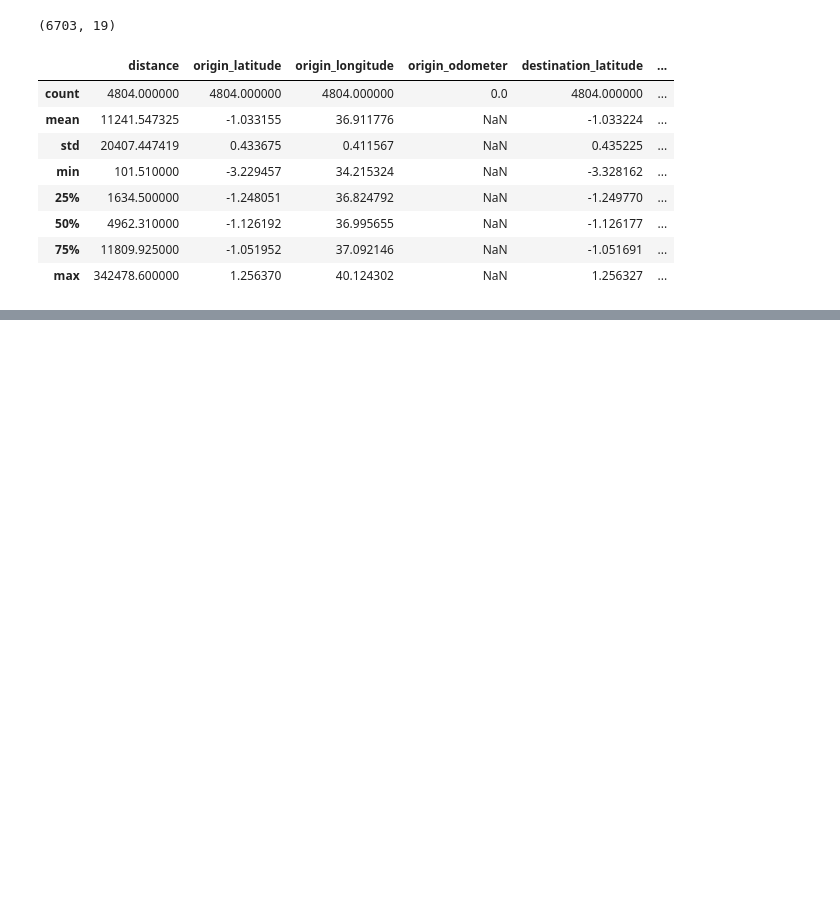
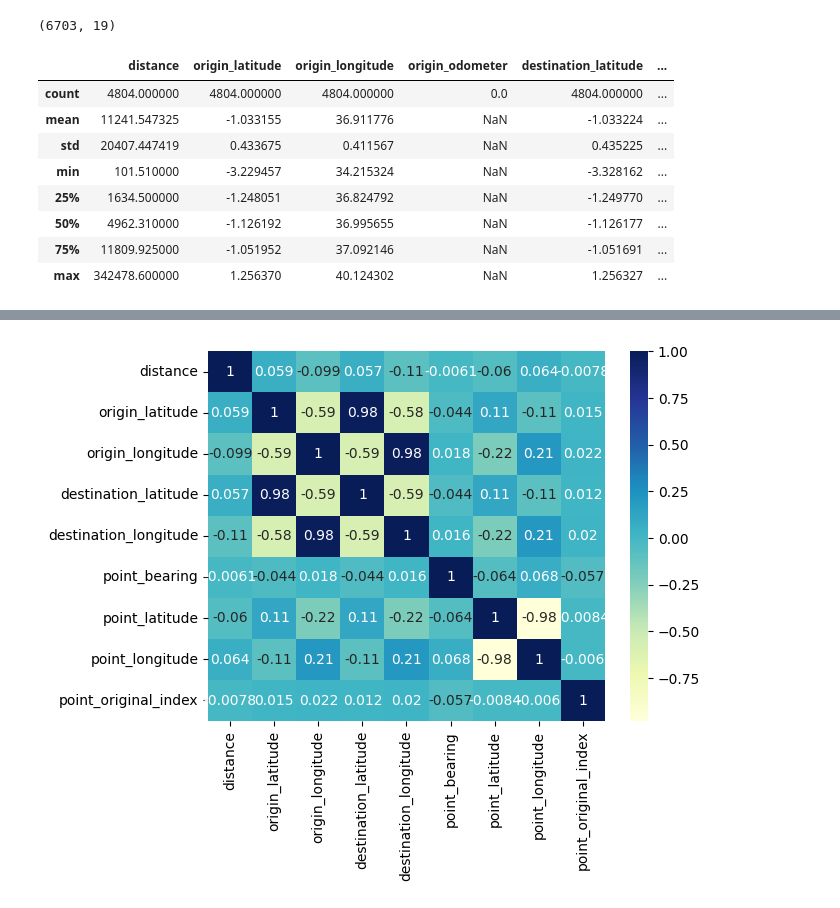
Before and after one commit to Ronnie-Leon76/Yatsa-Analytics, a Jupyter notebook: Yatsa-Analytics-EDA.ipynb, the cells around one changed output, grey strips where cells are left out. Saved outputs shown, nothing was run; the diff lists cells and outputs as text; code cells hidden in the pictures; blank space fills up the shorter version.

```diff
--- a/Yatsa-Analytics-EDA.ipynb
+++ b/Yatsa-Analytics-EDA.ipynb
@@ -114,0 +222,2 @@ trips_df.describe()
+# %%
+trips_df.drop(['origin_odometer','destination_odometer'], axis=1, inplace=True)
@@ -114,0 +238,4 @@ trips_df.describe()
+# %%
+dataplot = sns.heatmap(trips_df.corr(), cmap="YlGnBu", annot=True)
+# %% [output]
+[figure, added]
```
Also changed, not shown: parts of 12 cells of this notebook.
